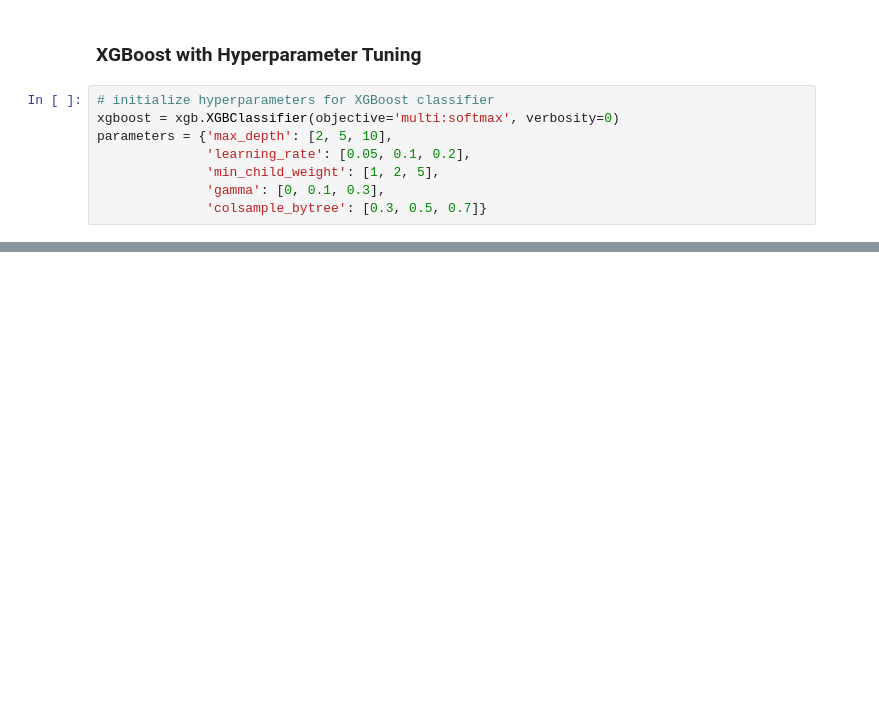
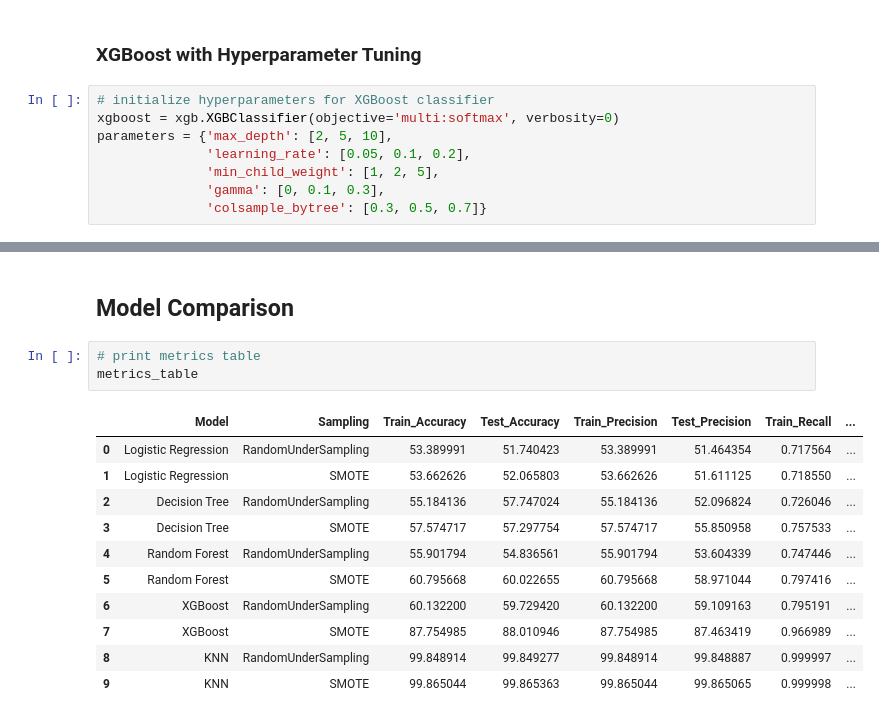
Before and after one commit to connect-midhunr/email-campaign-effectiveness-prediction, a Jupyter notebook: Email_Campaign_Effectiveness_Prediction_Capstone_Project.ipynb, the cells around one changed output, grey strips where cells are left out. Saved outputs shown, nothing was run; the diff lists cells and outputs as text; blank space fills up the shorter version.

```diff
--- a/Email_Campaign_Effectiveness_Prediction_Capstone_Project.ipynb
+++ b/Email_Campaign_Effectiveness_Prediction_Capstone_Project.ipynb
@@ -1334,0 +1450,17 @@ ROC AUC   : 0.777989
+# %% [markdown]
+## Model Comparison
+# %%
+# print metrics table
+metrics_table
+# %% [output]
+|  | Model | Sampling | Train_Accuracy | Test_Accuracy | Train_Precision | Test_Precision | Train_Recall | ... |
+| 0 | Logistic Regression | RandomUnderSampling | 53.389991 | 51.740423 | 53.389991 | 51.464354 | 0.717564 | ... |
+| 1 | Logistic Regression | SMOTE | 53.662626 | 52.065803 | 53.662626 | 51.611125 | 0.718550 | ... |
+| 2 | Decision Tree | RandomUnderSampling | 55.184136 | 57.747024 | 55.184136 | 52.096824 | 0.726046 | ... |
+| 3 | Decision Tree | SMOTE | 57.574717 | 57.297754 | 57.574717 | 55.850958 | 0.757533 | ... |
+| 4 | Random Forest | RandomUnderSampling | 55.901794 | 54.836561 | 55.901794 | 53.604339 | 0.747446 | ... |
+| 5 | Random Forest | SMOTE | 60.795668 | 60.022655 | 60.795668 | 58.971044 | 0.797416 | ... |
+| 6 | XGBoost | RandomUnderSampling | 60.132200 | 59.729420 | 60.132200 | 59.109163 | 0.795191 | ... |
+| 7 | XGBoost | SMOTE | 87.754985 | 88.010946 | 87.754985 | 87.463419 | 0.966989 | ... |
+| 8 | KNN | RandomUnderSampling | 99.848914 | 99.849277 | 99.848914 | 99.848887 | 0.999997 | ... |
+| 9 | KNN | SMOTE | 99.865044 | 99.865363 | 99.865044 | 99.865065 | 0.999998 | ... |
```
Also changed, not shown: parts of 27 cells of this notebook.
